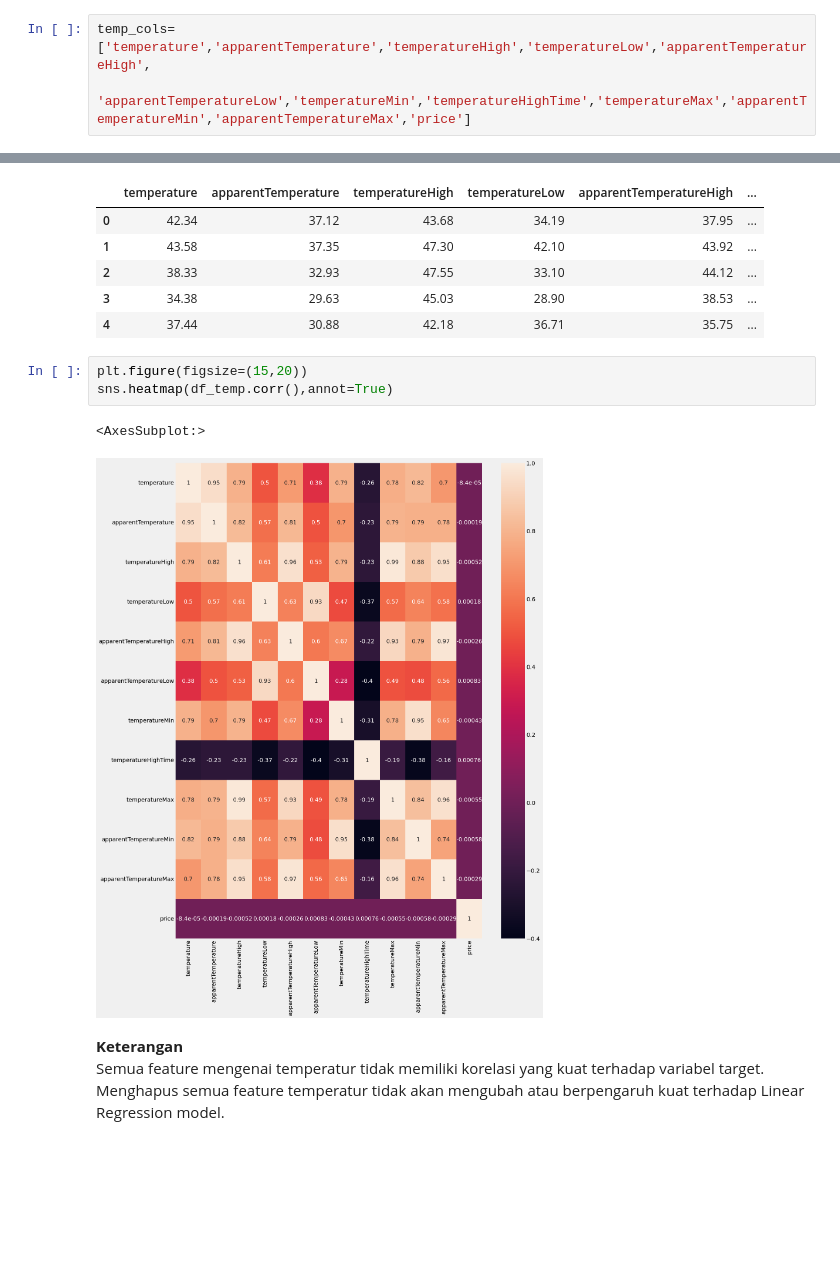
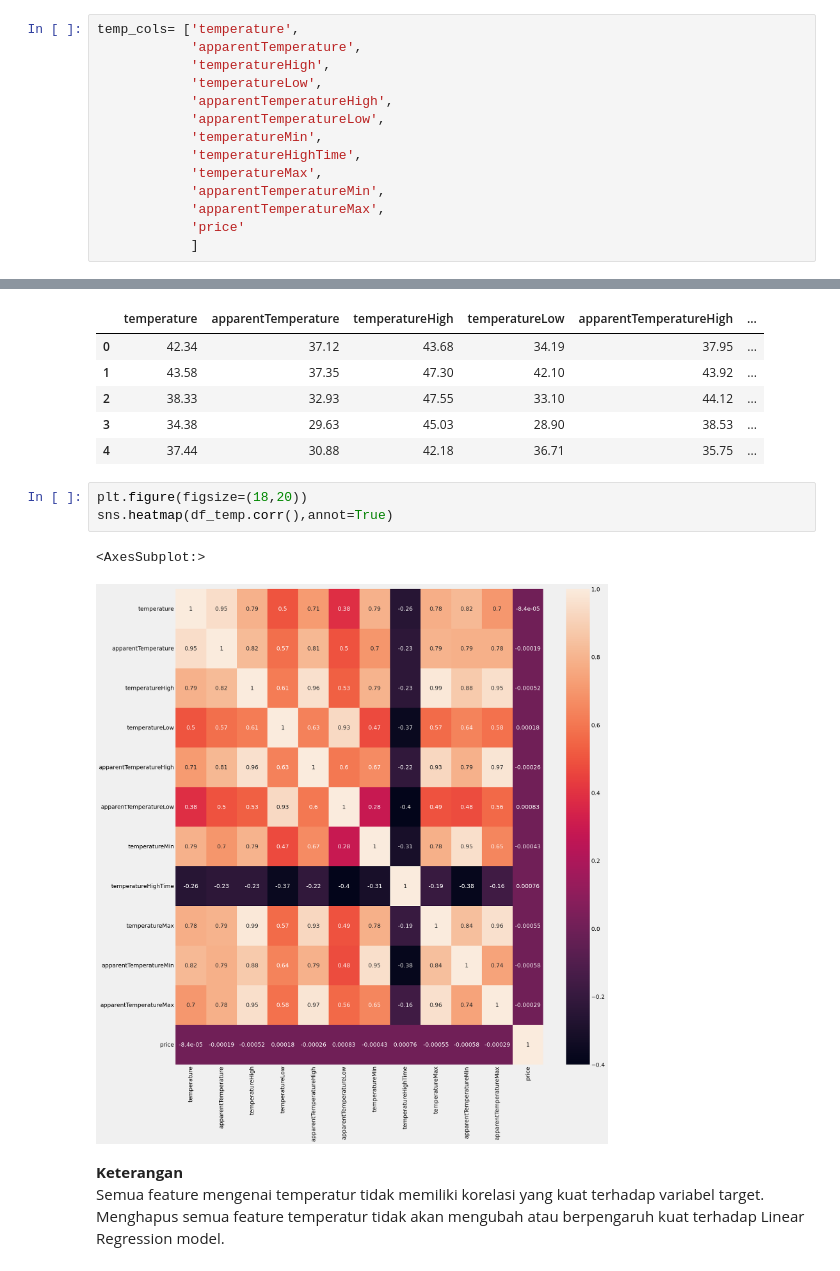
Before and after one commit to qarisp/H8_PYTN-KS08-019, a Jupyter notebook: FinalProject/PYTN_KampusMerdeka_fp1_Qaris Ardian Pratama.ipynb, the cells around one changed output, grey strips where cells are left out. Cells and saved outputs as stored; diff of their text form; blank space fills up the shorter version.

```diff
--- a/FinalProject/PYTN_KampusMerdeka_fp1_Qaris Ardian Pratama.ipynb
+++ b/FinalProject/PYTN_KampusMerdeka_fp1_Qaris Ardian Pratama.ipynb
@@ -330,6 +345,17 @@ new_df.shape
 # %%
-temp_cols= ['temperature','apparentTemperature','temperatureHigh','temperatureLow','apparentTemperatureHigh',
-                'apparentTemperatureLow','temperatureMin','temperatureHighTime','temperatureMax','apparentTemperatureMin','apparentTemperatureMax','price']
+temp_cols= ['temperature',
+            'apparentTemperature',
+            'temperatureHigh',
+            'temperatureLow',
+            'apparentTemperatureHigh',
+            'apparentTemperatureLow',
+            'temperatureMin',
+            'temperatureHighTime',
+            'temperatureMax',
+            'apparentTemperatureMin',
+            'apparentTemperatureMax',
+            'price'
+            ]
 # %%
 df_temp = new_df[temp_cols]
 df_temp.head()
@@ -341,11 +367,11 @@ df_temp.head()
 | 3 | 34.38 | 29.63 | 45.03 | 28.90 | 38.53 | ... |
 | 4 | 37.44 | 30.88 | 42.18 | 36.71 | 35.75 | ... |
 # %%
-plt.figure(figsize=(15,20))
+plt.figure(figsize=(18,20))
 sns.heatmap(df_temp.corr(),annot=True)
 # %% [output]
 <AxesSubplot:>
-[figure, old version]
+[figure, new version]
 # %% [markdown]
 **Keterangan**
 <br>
```
Also changed, not shown: parts of 109 cells of this notebook.
